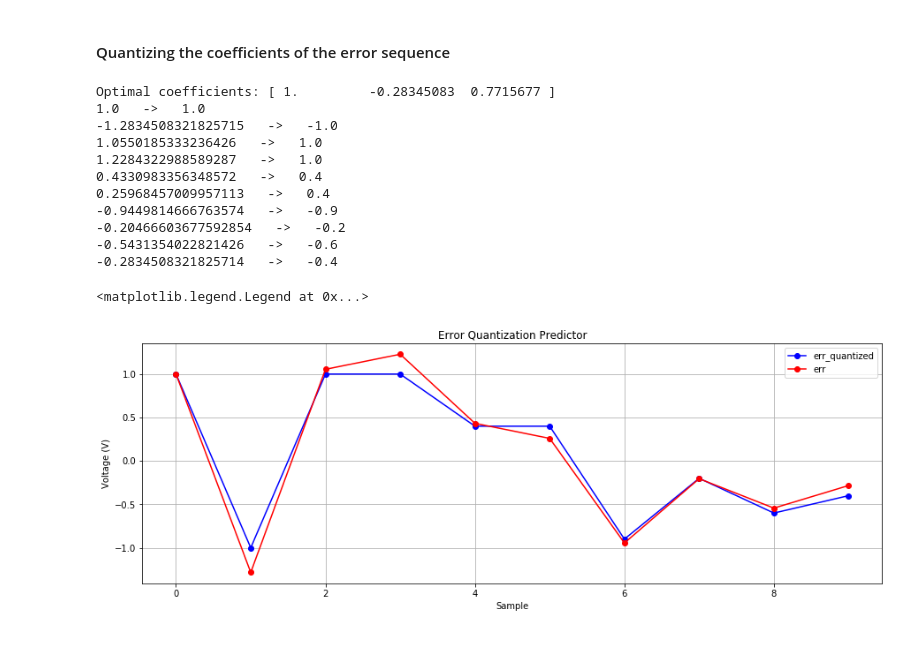
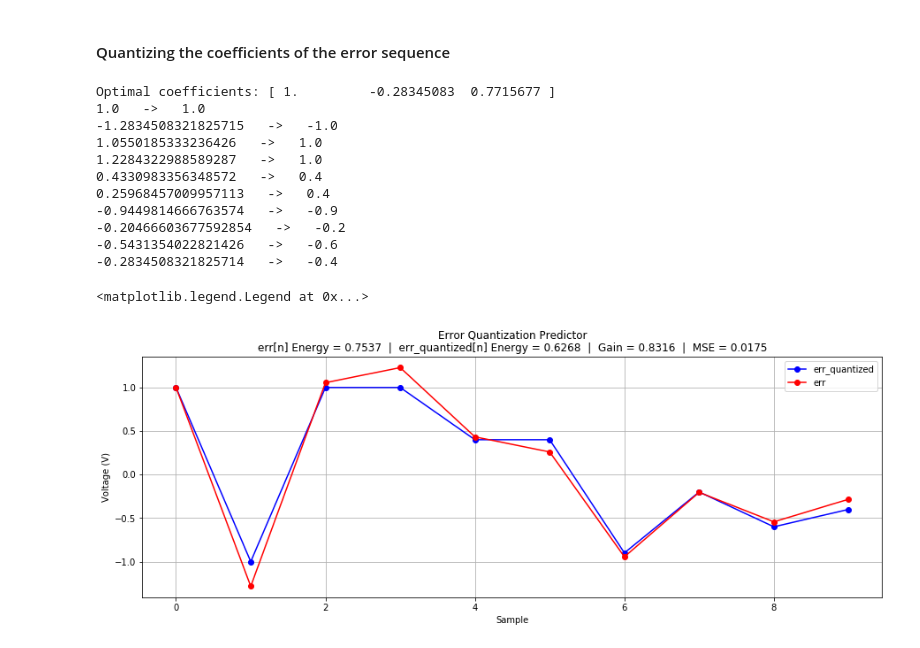
Before and after one commit to rthomp10/dsp, a Jupyter notebook: Prediction and Quantization.ipynb, the cells around one changed output. Saved outputs shown, nothing was run; the diff lists cells and outputs as text; code cells hidden in the pictures.

Commit message:
Answered error quantization questions

```diff
--- a/Prediction and Quantization.ipynb
+++ b/Prediction and Quantization.ipynb
@@ -28,8 +29,15 @@ def dB(voltage):
     return 10 * np.log10(voltage)
 
 
-def predict(signal, order):
+def predict(x, order):
     numerator = librosa.lpc(x, order) # Linear Filter Poles
+    denominator = [1]
+    perr = sps.lfilter(numerator, denominator, x)
+    x_hat = x - perr
+    print('Optimal coefficients: ' + str(numerator))
+    return (x_hat, perr, numerator)
+
+def predict_manual(x, numerator):
     denominator = [1]
     perr = sps.lfilter(numerator, denominator, x)
     x_hat = x - perr
@@ -328,37 +336,50 @@ Quantized coefficients: [ 1.   -0.1   0.85]
 # Optimal Coefficients
 x_hat, perr, a = predict(x,2)
 err_quantized = quantize_error(perr)
+
+
+# Energy (variance of zero-mean signal = energy)
+var_perr  = stats.variance(perr)
+var_err_quantized = stats.variance(err_quantized)
+
+
+# Error gain calculation
+var_err_quantized_gain  = var_err_quantized/var_perr
 
 
 # Numerically showing the difference
 for i in range(np.size(perr)):
     print(str(perr[i])+'   ->   '+ str(err_quantized[i]))
 
 
 # Graph
 plt.figure('position', [15,5])
 plt.subplots_adjust(hspace = 0.5)
 
-plt.title('Error Quantization Predictor')
+plt.title('Error Quantization Predictor\n'
+         +'err[n] Energy = ' + str(np.round(var_perr, 4)) + '  |  '
+         +'err_quantized[n] Energy = ' + str(np.round(var_err_quantized, 4)) + '  |  '
+         + 'Gain = ' + str(np.round(var_err_quantized_gain, 4)) + '  |  '
+         + 'MSE = '+ str(np.round(mean_squared_error(perr,err_quantized), 4)))
 plt.plot(n, err_quantized, 'b-o', label='err_quantized')
 plt.plot(n, perr, 'r-o', label='err')
 plt.ylabel('Voltage (V)')
 plt.xlabel('Sample')
 plt.grid()
 plt.legend()
 # plt.xlim(.15,.17)
 # plt.ylim(-0.1,.1)
 # %% [output]
 Optimal coefficients: [ 1.         -0.28345083  0.7715677 ]
 1.0   ->   1.0
 -1.2834508321825715   ->   -1.0
 1.0550185333236426   ->   1.0
 1.2284322988589287   ->   1.0
 0.4330983356348572   ->   0.4
 0.25968457009957113   ->   0.4
 -0.9449814666763574   ->   -0.9
 -0.20466603677592854   ->   -0.2
 -0.5431354022821426   ->   -0.6
 -0.2834508321825714   ->   -0.4
 <matplotlib.legend.Legend at 0x...>
-[figure, old version]
+[figure, new version]
```
Also changed, not shown: parts of 5 cells of this notebook.
